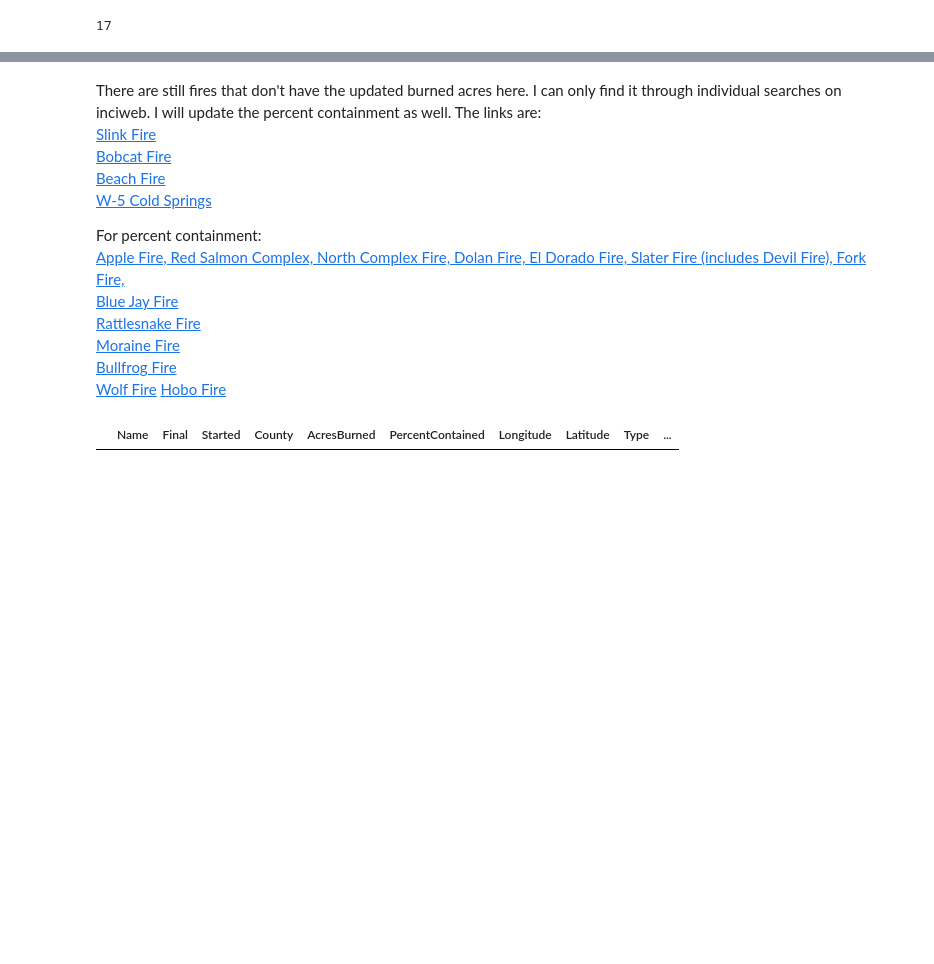
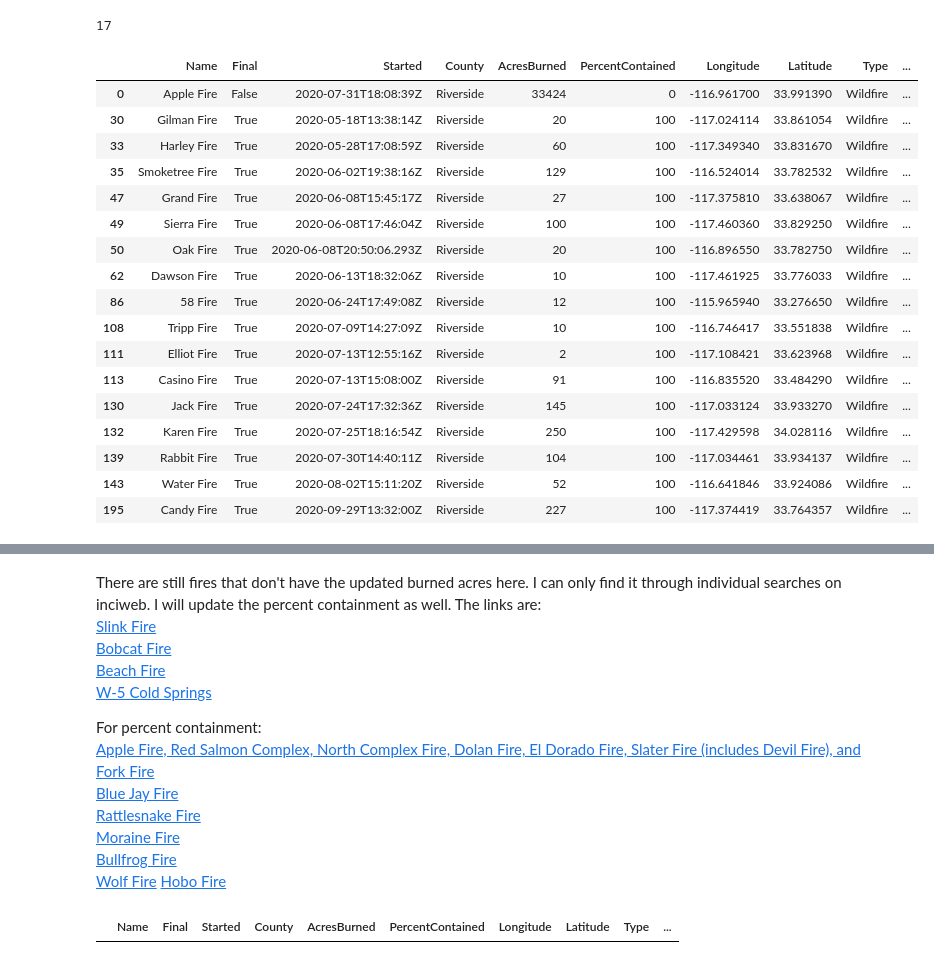
Before and after one commit to iforani/project-five, a Jupyter notebook: code/merging_data.ipynb, the cells around one changed output, grey strips where cells are left out. Cells and saved outputs as stored; diff of their text form; code cells hidden in the pictures; blank space fills up the shorter version.

```diff
--- a/code/merging_data.ipynb
+++ b/code/merging_data.ipynb
@@ -117,6 +117,28 @@ for fire_name in fire_0['Name']:
         index2 = fire[fire['Name'] == fire_name].index
 
         fire.iloc[list(index2)[0], 4] = acres
+# %%
+# how many fires are active in Riverside
+fire[fire['County'] == 'Riverside']
+# %% [output]
+|  | Name | Final | Started | County | AcresBurned | PercentContained | Longitude | Latitude | Type | ... |
+| 0 | Apple Fire | False | 2020-07-31T18:08:39Z | Riverside | 33424 | 0 | -116.961700 | 33.991390 | Wildfire | ... |
+| 30 | Gilman Fire | True | 2020-05-18T13:38:14Z | Riverside | 20 | 100 | -117.024114 | 33.861054 | Wildfire | ... |
+| 33 | Harley Fire | True | 2020-05-28T17:08:59Z | Riverside | 60 | 100 | -117.349340 | 33.831670 | Wildfire | ... |
+| 35 | Smoketree Fire | True | 2020-06-02T19:38:16Z | Riverside | 129 | 100 | -116.524014 | 33.782532 | Wildfire | ... |
+| 47 | Grand Fire | True | 2020-06-08T15:45:17Z | Riverside | 27 | 100 | -117.375810 | 33.638067 | Wildfire | ... |
+| 49 | Sierra Fire | True | 2020-06-08T17:46:04Z | Riverside | 100 | 100 | -117.460360 | 33.829250 | Wildfire | ... |
+| 50 | Oak Fire | True | 2020-06-08T20:50:06.293Z | Riverside | 20 | 100 | -116.896550 | 33.782750 | Wildfire | ... |
+| 62 | Dawson Fire | True | 2020-06-13T18:32:06Z | Riverside | 10 | 100 | -117.461925 | 33.776033 | Wildfire | ... |
+| 86 | 58 Fire | True | 2020-06-24T17:49:08Z | Riverside | 12 | 100 | -115.965940 | 33.276650 | Wildfire | ... |
+| 108 | Tripp Fire | True | 2020-07-09T14:27:09Z | Riverside | 10 | 100 | -116.746417 | 33.551838 | Wildfire | ... |
+| 111 | Elliot Fire | True | 2020-07-13T12:55:16Z | Riverside | 2 | 100 | -117.108421 | 33.623968 | Wildfire | ... |
+| 113 | Casino Fire | True | 2020-07-13T15:08:00Z | Riverside | 91 | 100 | -116.835520 | 33.484290 | Wildfire | ... |
+| 130 | Jack Fire | True | 2020-07-24T17:32:36Z | Riverside | 145 | 100 | -117.033124 | 33.933270 | Wildfire | ... |
+| 132 | Karen Fire | True | 2020-07-25T18:16:54Z | Riverside | 250 | 100 | -117.429598 | 34.028116 | Wildfire | ... |
+| 139 | Rabbit Fire | True | 2020-07-30T14:40:11Z | Riverside | 104 | 100 | -117.034461 | 33.934137 | Wildfire | ... |
+| 143 | Water Fire | True | 2020-08-02T15:11:20Z | Riverside | 52 | 100 | -116.641846 | 33.924086 | Wildfire | ... |
+| 195 | Candy Fire | True | 2020-09-29T13:32:00Z | Riverside | 227 | 100 | -117.374419 | 33.764357 | Wildfire | ... |
 # %%
 # check whether it's updated
 fire_0 = fire[fire['AcresBurned'] == 0]
@@ -157,7 +179,7 @@ The links are:
 [W-5 Cold Springs](https://inciweb.nwcg.gov/incident/7010/)
 
 For percent containment:
-[Apple Fire, Red Salmon Complex, North Complex Fire, Dolan Fire, El Dorado Fire, Slater Fire (includes Devil Fire), Fork Fire, ](https://www.sfchronicle.com/projects/california-fire-map/)
+[Apple Fire, Red Salmon Complex, North Complex Fire, Dolan Fire, El Dorado Fire, Slater Fire (includes Devil Fire), and Fork Fire](https://www.sfchronicle.com/projects/california-fire-map/)
 [Blue Jay Fire](https://inciweb.nwcg.gov/incident/6888/)
 [Rattlesnake Fire](https://inciweb.nwcg.gov/incident/7131/)
 [Moraine Fire](https://inciweb.nwcg.gov/incident/7089/)
```
Also changed, not shown: parts of 4 cells of this notebook, 1 other file.
